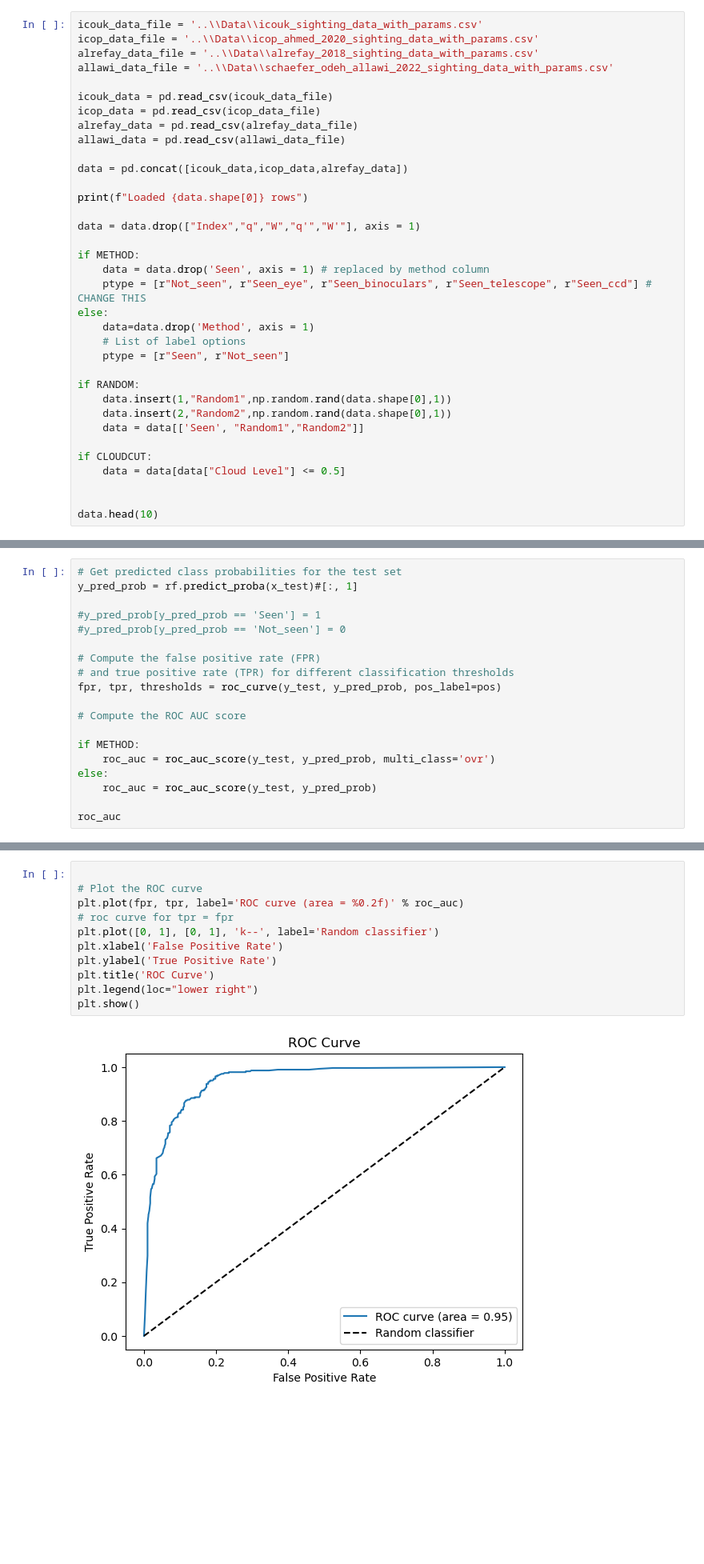
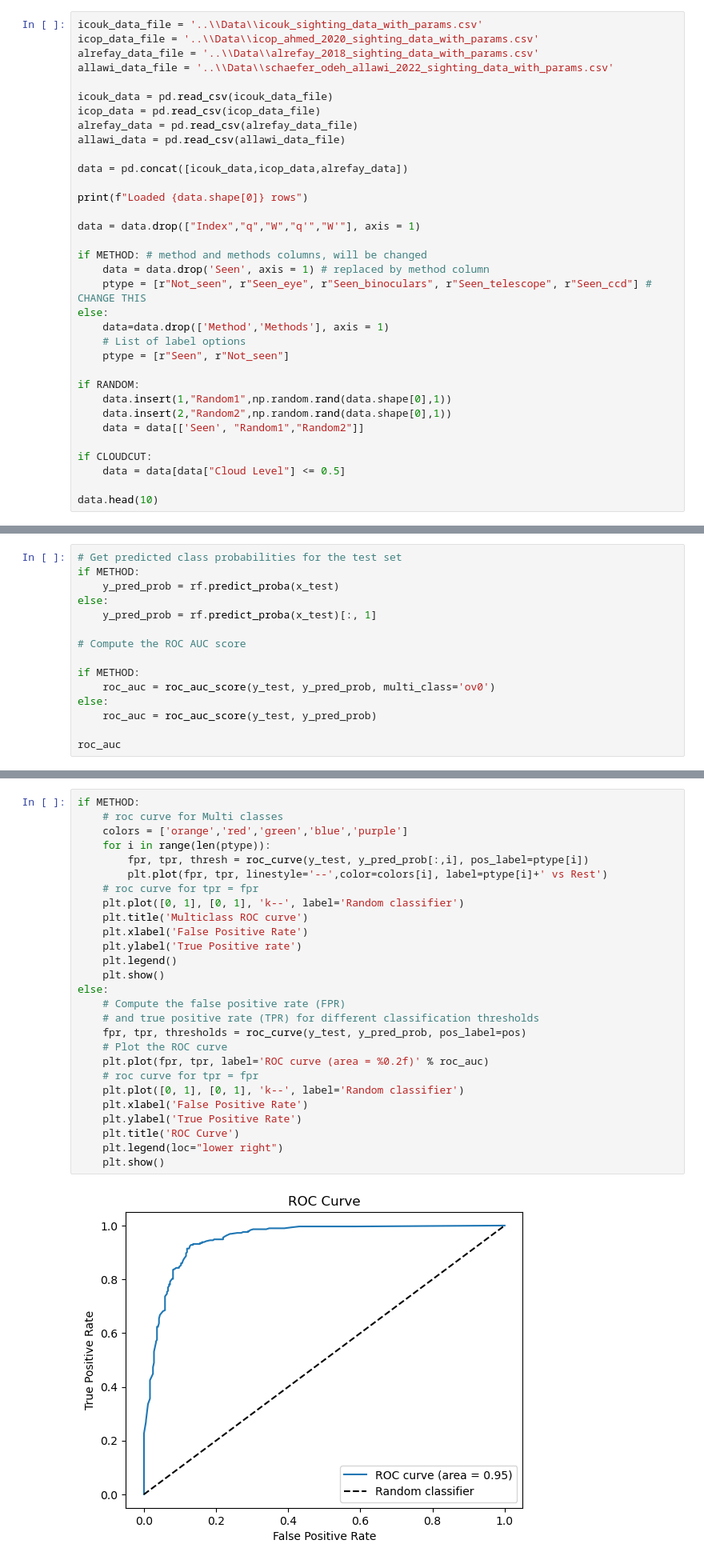
Before and after one commit to EmmaAlexander/mphys-moon, a Jupyter notebook: Code/moon_visibility_ML.ipynb, the cells around one changed output, grey strips where cells are left out. Shown at 80% size. Saved outputs shown, nothing was run; the diff lists cells and outputs as text; blank space fills up the shorter version.

Commit message:
Before adding multi-output classifier

```diff
--- a/Code/moon_visibility_ML.ipynb
+++ b/Code/moon_visibility_ML.ipynb
@@ -36,11 +42,11 @@ print(f"Loaded {data.shape[0]} rows")
 
 data = data.drop(["Index","q","W","q'","W'"], axis = 1)
 
-if METHOD:
+if METHOD: # method and methods columns, will be changed
     data = data.drop('Seen', axis = 1) # replaced by method column
     ptype = [r"Not_seen", r"Seen_eye", r"Seen_binoculars", r"Seen_telescope", r"Seen_ccd"] # CHANGE THIS
 else:
-    data=data.drop('Method', axis = 1)
+    data=data.drop(['Method','Methods'], axis = 1)
     # List of label options
     ptype = [r"Seen", r"Not_seen"]
 
@@ -52,7 +58,6 @@ if RANDOM:
 if CLOUDCUT:
     data = data[data["Cloud Level"] <= 0.5]
 
-
 data.head(10)
 # %% [output]
 Loaded 3260 rows
@@ -140,19 +143,15 @@ ROC curve
 #print(y_train2)
 # %%
 # Get predicted class probabilities for the test set
-y_pred_prob = rf.predict_proba(x_test)#[:, 1]
-
-#y_pred_prob[y_pred_prob == 'Seen'] = 1
-#y_pred_prob[y_pred_prob == 'Not_seen'] = 0
-
-# Compute the false positive rate (FPR)
-# and true positive rate (TPR) for different classification thresholds
-fpr, tpr, thresholds = roc_curve(y_test, y_pred_prob, pos_label=pos)
+if METHOD:
+    y_pred_prob = rf.predict_proba(x_test)
+else:
+    y_pred_prob = rf.predict_proba(x_test)[:, 1]
 
 # Compute the ROC AUC score
 
 if METHOD:
-    roc_auc = roc_auc_score(y_test, y_pred_prob, multi_class='ovr')
+    roc_auc = roc_auc_score(y_test, y_pred_prob, multi_class='ov0')
 else:
     roc_auc = roc_auc_score(y_test, y_pred_prob)
 
@@ -162,16 +161,32 @@ AxisError: axis 1 is out of bounds for array of dimension 1
 # %%
-
-# Plot the ROC curve
-plt.plot(fpr, tpr, label='ROC curve (area = %0.2f)' % roc_auc)
-# roc curve for tpr = fpr
-plt.plot([0, 1], [0, 1], 'k--', label='Random classifier')
-plt.xlabel('False Positive Rate')
-plt.ylabel('True Positive Rate')
-plt.title('ROC Curve')
-plt.legend(loc="lower right")
-plt.show()
+if METHOD:
+    # roc curve for Multi classes
+    colors = ['orange','red','green','blue','purple']
+    for i in range(len(ptype)):
+        fpr, tpr, thresh = roc_curve(y_test, y_pred_prob[:,i], pos_label=ptype[i])
+        plt.plot(fpr, tpr, linestyle='--',color=colors[i], label=ptype[i]+' vs Rest')
+    # roc curve for tpr = fpr
+    plt.plot([0, 1], [0, 1], 'k--', label='Random classifier')
+    plt.title('Multiclass ROC curve')
+    plt.xlabel('False Positive Rate')
+    plt.ylabel('True Positive rate')
+    plt.legend()
+    plt.show()
+else:
+    # Compute the false positive rate (FPR)
+    # and true positive rate (TPR) for different classification thresholds
+    fpr, tpr, thresholds = roc_curve(y_test, y_pred_prob, pos_label=pos)
+    # Plot the ROC curve
+    plt.plot(fpr, tpr, label='ROC curve (area = %0.2f)' % roc_auc)
+    # roc curve for tpr = fpr
+    plt.plot([0, 1], [0, 1], 'k--', label='Random classifier')
+    plt.xlabel('False Positive Rate')
+    plt.ylabel('True Positive Rate')
+    plt.title('ROC Curve')
+    plt.legend(loc="lower right")
+    plt.show()
 # %% [output]
-[figure, old version]
+[figure, new version]
 # %%
 # Plot the predicted class probabilities
 plt.hist(y_pred_prob, bins=10)
```
Also changed, not shown: parts of 21 cells of this notebook, 5 other files.
